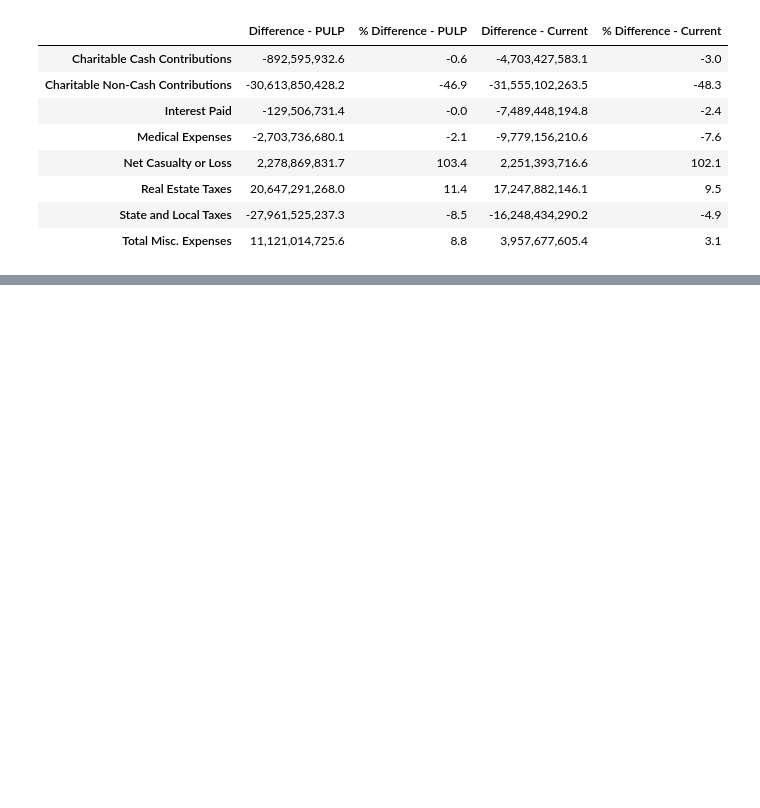
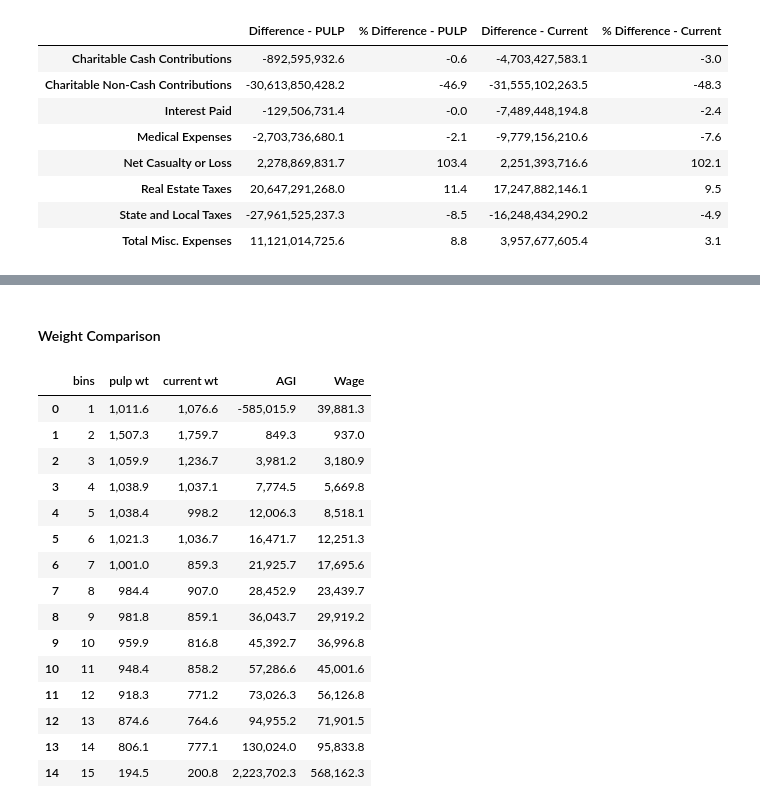
Before and after one commit to andersonfrailey/Notebook-Uploads, a Jupyter notebook: LP Comparisons - PULP.ipynb, the cells around one changed output, grey strips where cells are left out. Saved outputs shown, nothing was run; the diff lists cells and outputs as text; code cells hidden in the pictures; blank space fills up the shorter version.

```diff
--- a/LP Comparisons - PULP.ipynb
+++ b/LP Comparisons - PULP.ipynb
@@ -360,3 +360,35 @@ f.legend.location = 'top_left'
 show(f)
 # %% [output]
 [interactive output not drawn]
+# %% [markdown]
+#### Weight Comparison
+# %%
+wt_comp = pd.DataFrame()
+wt_comp['AGI'] = calc.records.c00100
+wt_comp['pulp wt'] = calc_pulp.records.s006
+wt_comp['current wt'] = calc.records.s006
+wt_comp['Wage'] = calc.records.e00200
+wt_comp = wt_comp.sort_values(by='AGI')
+wt_comp['s006'] = calc.records.s006
+# %%
+wt_comp = add_weighted_income_bins(wt_comp,15, income_measure='AGI')
+gpdf = wt_comp.groupby('bins', as_index=False)
+# %%
+gpdf[['pulp wt', 'current wt', 'AGI', 'Wage']].mean()
+# %% [output]
+|  | bins | pulp wt | current wt | AGI | Wage |
+| 0 | 1 | 1,011.6 | 1,076.6 | -585,015.9 | 39,881.3 |
+| 1 | 2 | 1,507.3 | 1,759.7 | 849.3 | 937.0 |
+| 2 | 3 | 1,059.9 | 1,236.7 | 3,981.2 | 3,180.9 |
+| 3 | 4 | 1,038.9 | 1,037.1 | 7,774.5 | 5,669.8 |
+| 4 | 5 | 1,038.4 | 998.2 | 12,006.3 | 8,518.1 |
+| 5 | 6 | 1,021.3 | 1,036.7 | 16,471.7 | 12,251.3 |
+| 6 | 7 | 1,001.0 | 859.3 | 21,925.7 | 17,695.6 |
+| 7 | 8 | 984.4 | 907.0 | 28,452.9 | 23,439.7 |
+| 8 | 9 | 981.8 | 859.1 | 36,043.7 | 29,919.2 |
+| 9 | 10 | 959.9 | 816.8 | 45,392.7 | 36,996.8 |
+| 10 | 11 | 948.4 | 858.2 | 57,286.6 | 45,001.6 |
+| 11 | 12 | 918.3 | 771.2 | 73,026.3 | 56,126.8 |
+| 12 | 13 | 874.6 | 764.6 | 94,955.2 | 71,901.5 |
+| 13 | 14 | 806.1 | 777.1 | 130,024.0 | 95,833.8 |
+| 14 | 15 | 194.5 | 200.8 | 2,223,702.3 | 568,162.3 |
```
Also changed, not shown: parts of 1 cell of this notebook.
